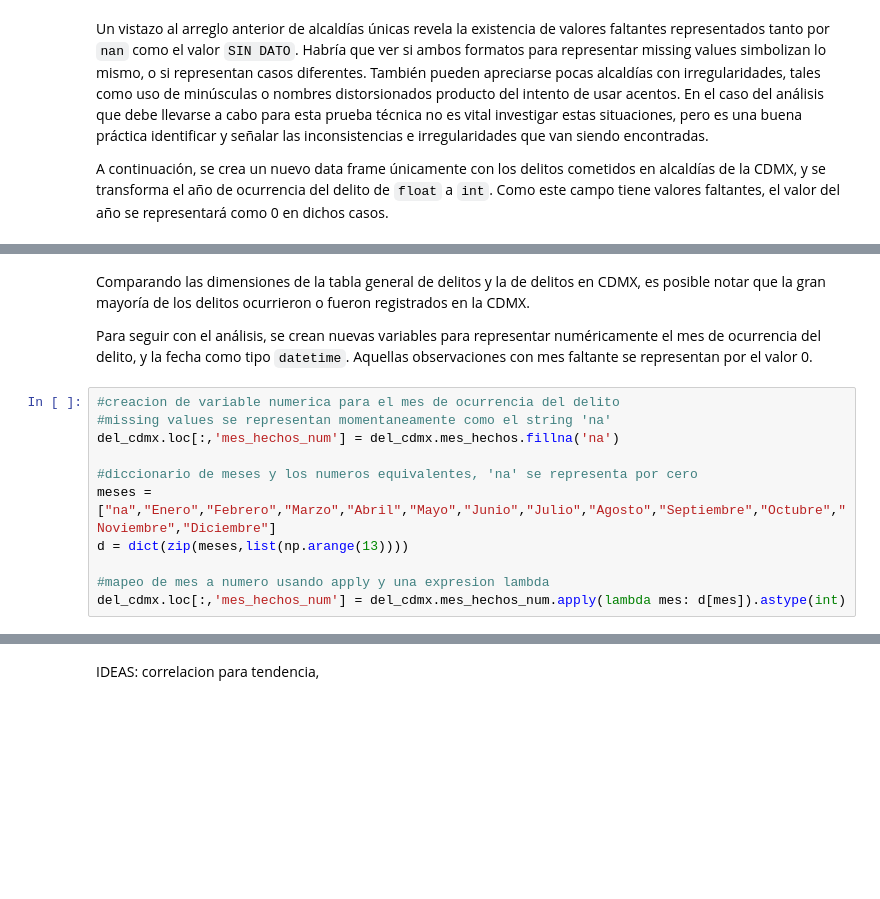
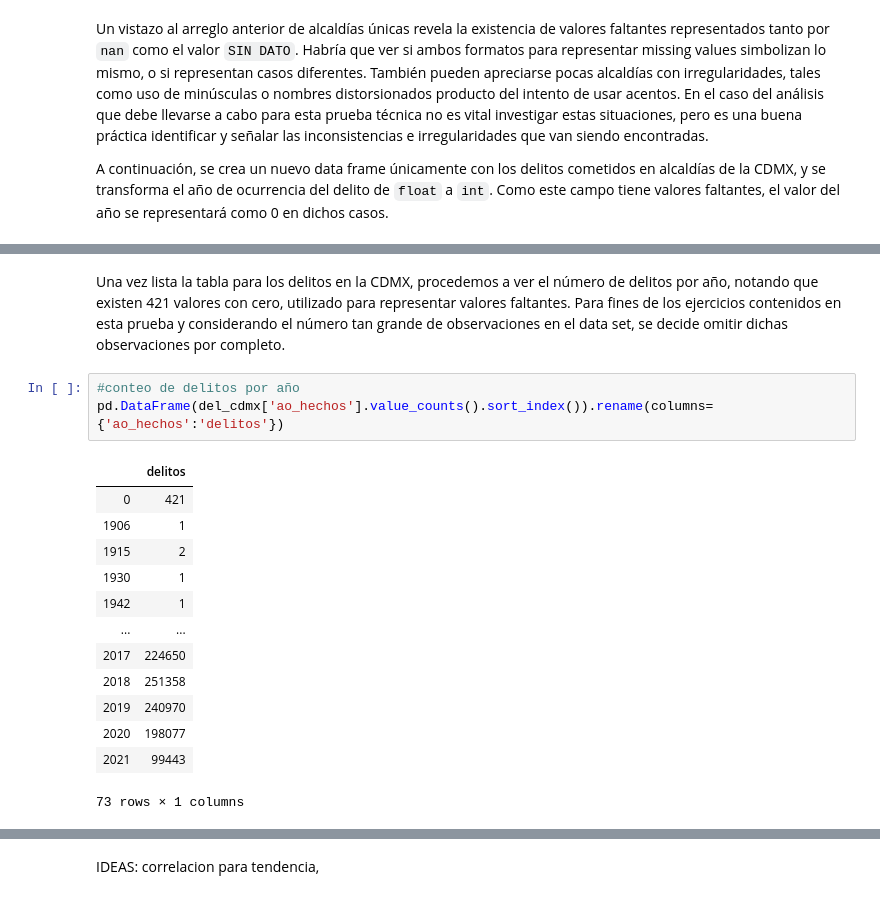
Before and after one commit to DarioDC/OPI, a Jupyter notebook: Examen_DarioDiazCuevas.ipynb, the cells around one changed output, grey strips where cells are left out. Saved outputs shown, nothing was run; the diff lists cells and outputs as text; blank space fills up the shorter version.

Commit message:
Agregando elementos al ejercicio A.

```diff
--- a/Examen_DarioDiazCuevas.ipynb
+++ b/Examen_DarioDiazCuevas.ipynb
@@ -151,15 +182,19 @@ La tabla contiene 1,235,885 observaciones y 19 columnas.
-# %% [markdown]
-Comparando las dimensiones de la tabla general de delitos y la de delitos en CDMX, es posible notar que la gran mayoría de los delitos ocurrieron o fueron registrados en la CDMX.
-
-Para seguir con el análisis, se crean nuevas variables para representar numéricamente el mes de ocurrencia del delito, y la fecha como tipo `datetime`. Aquellas observaciones con mes faltante se representan por el valor 0.
-# %%
-#creacion de variable numerica para el mes de ocurrencia del delito
-#missing values se representan momentaneamente como el string 'na'
-del_cdmx.loc[:,'mes_hechos_num'] = del_cdmx.mes_hechos.fillna('na')
-
-#diccionario de meses y los numeros equivalentes, 'na' se representa por cero
-meses = ["na","Enero","Febrero","Marzo","Abril","Mayo","Junio","Julio","Agosto","Septiembre","Octubre","Noviembre","Diciembre"]
-d = dict(zip(meses,list(np.arange(13))))
-
-#mapeo de mes a numero usando apply y una expresion lambda
-del_cdmx.loc[:,'mes_hechos_num'] = del_cdmx.mes_hechos_num.apply(lambda mes: d[mes]).astype(int)
+# %% [markdown]
+Una vez lista la tabla para los delitos en la CDMX, procedemos a ver el número de delitos por año, notando que existen 421 valores con cero, utilizado para representar valores faltantes. Para fines de los ejercicios contenidos en esta prueba y considerando el número tan grande de observaciones en el data set, se decide omitir dichas observaciones por completo.
+# %%
+#conteo de delitos por año
+pd.DataFrame(del_cdmx['ao_hechos'].value_counts().sort_index()).rename(columns={'ao_hechos':'delitos'})
+# %% [output]
+|  | delitos |
+| 0 | 421 |
+| 1906 | 1 |
+| 1915 | 2 |
+| 1930 | 1 |
+| 1942 | 1 |
+| ... | ... |
+| 2017 | 224650 |
+| 2018 | 251358 |
+| 2019 | 240970 |
+| 2020 | 198077 |
+| 2021 | 99443 |
+73 rows × 1 columns
```
Also changed, not shown: parts of 14 cells of this notebook.
